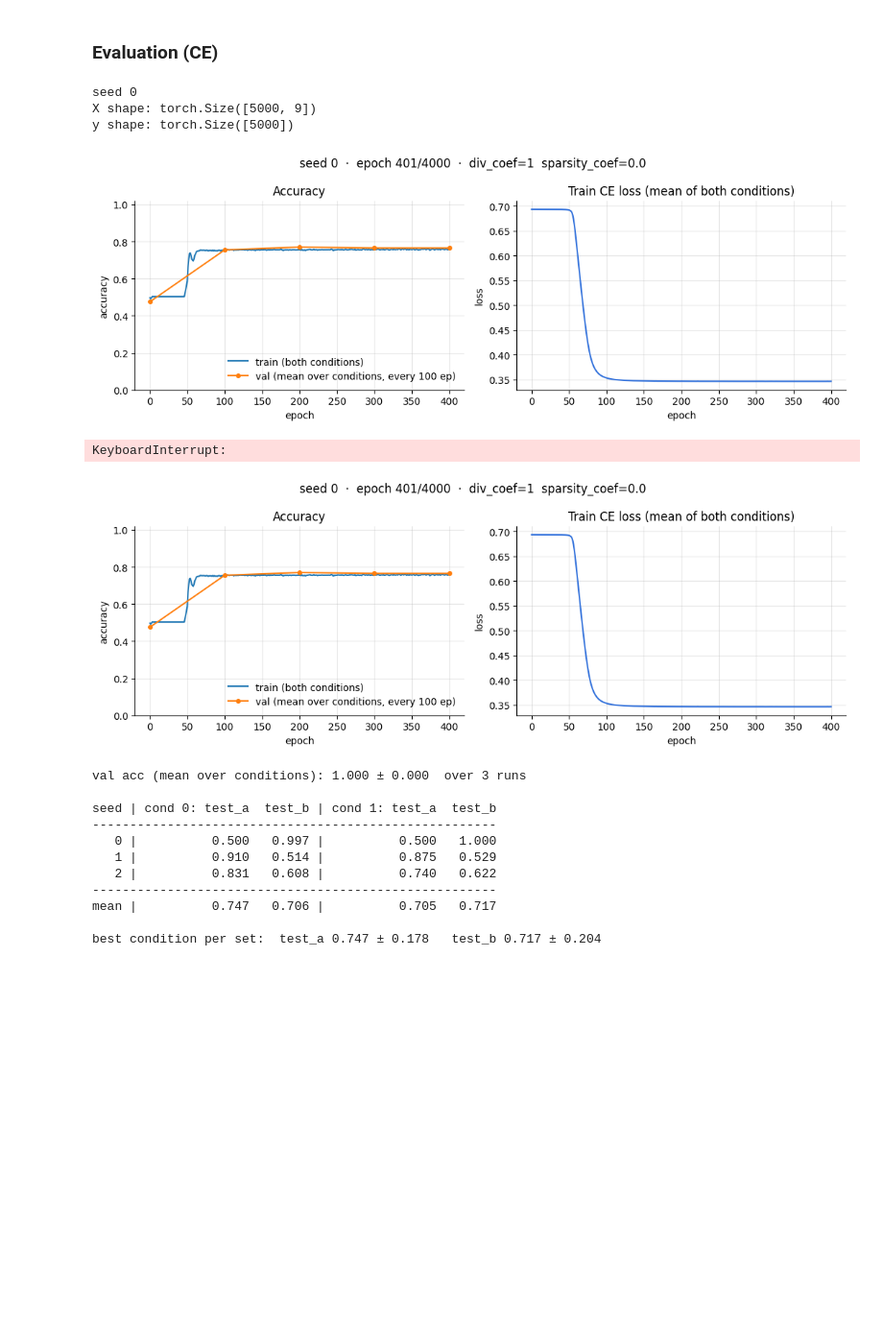
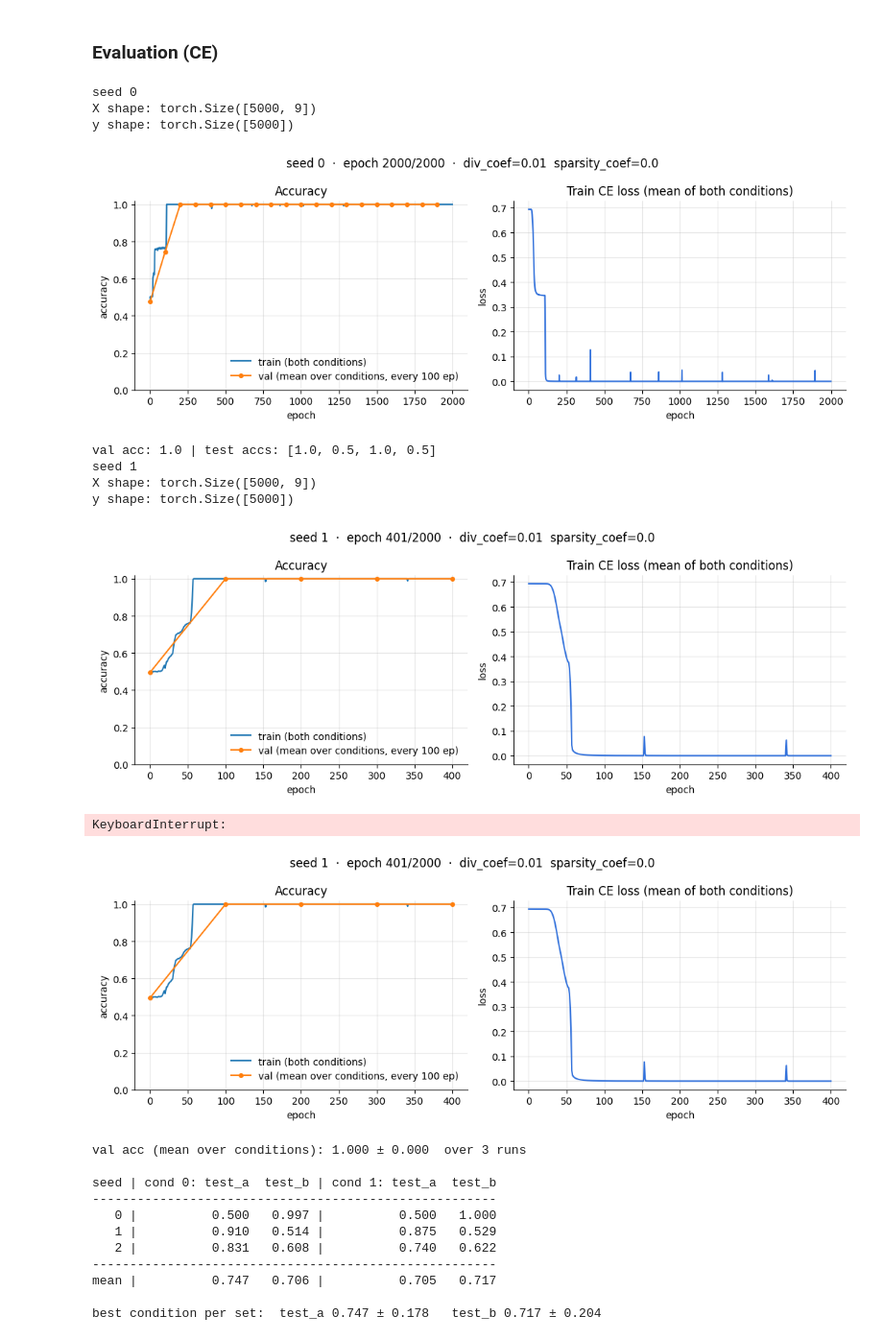
Before and after one commit to aryangarg794/sparse-ood-generalization, a Jupyter notebook: notebooks/basic_multimodality.ipynb, the cells around one changed output. Shown at 96% size. Drawn from its saved outputs; the diff is of its cells as text; code cells hidden in the pictures; blank space fills up the shorter version.

```diff
--- a/notebooks/basic_multimodality.ipynb
+++ b/notebooks/basic_multimodality.ipynb
@@ -607,38 +607,43 @@ def train(args, seed=0):
 import torch
 import numpy as np
 
 
 args = Args()
 args.batch_size = 128
-args.epochs = 4000
+args.epochs = 2000
 args.learning_rate = 1e-5
 args.max_grad_norm = 10000.0
 args.num_val = 200
 args.num_train = 4000
 
-args.diversity_coef = 1
+args.diversity_coef = 0.01
 args.entropy_coef = 0.0
 args.sparsity_coef = 0.0
 args.rep_coef = 0.0
 args.loss = 'ce'
 args.width = 3
 args.num_layers = 3
 args.div_type = 'jsd'
 
 val_acc, test_accs = [],[]
 for seed in args.seeds:
     print(f"seed {seed}")
     a,b,_= train(args, seed=seed)
     print(f"val acc: {a} | test accs: {b}")
     val_acc.append(a)
     test_accs.append(b)
 # %% [output]
 seed 0
 X shape: torch.Size([5000, 9])
 y shape: torch.Size([5000])
-[figure, old version]
+[figure, new version]
-KeyboardInterrupt:
+val acc: 1.0 | test accs: [1.0, 0.5, 1.0, 0.5]
+seed 1
+X shape: torch.Size([5000, 9])
+y shape: torch.Size([5000])
-[figure, old version]
+[figure, new version]
+KeyboardInterrupt:
+[figure, added]
 # %%
 val = np.array(val_acc)
 test = np.array(test_accs).reshape(len(test_accs), 2, 2)
```
Also changed, not shown: parts of 4 cells of this notebook, 7 other files.
